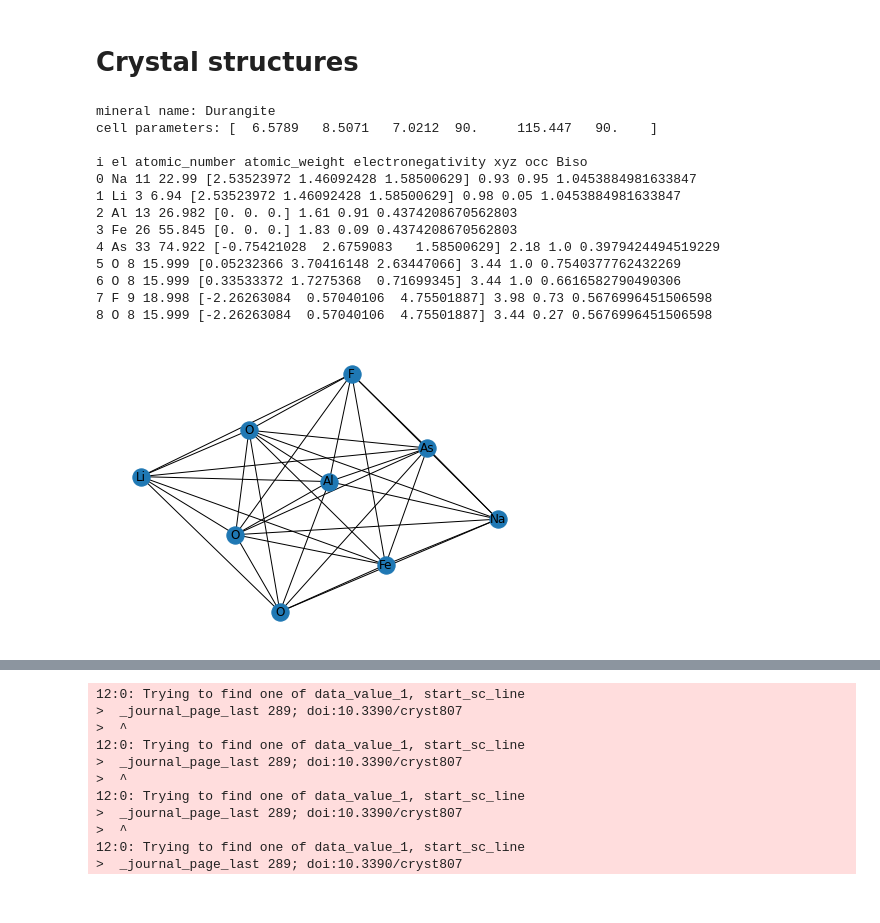
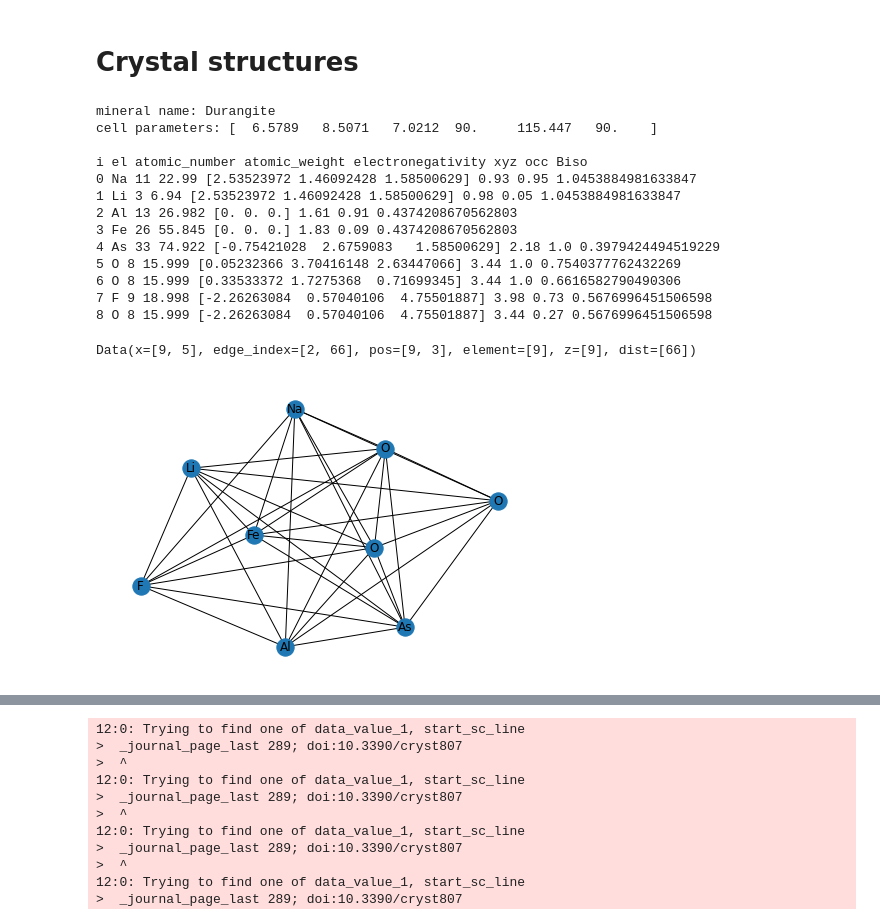
Before and after one commit to gordondowns/cs224w-project, a Jupyter notebook: notebooks/01_load_dataset.ipynb, the cells around one changed output, grey strips where cells are left out. Cells and saved outputs as stored; diff of their text form; code cells hidden in the pictures.

```diff
--- a/notebooks/01_load_dataset.ipynb
+++ b/notebooks/01_load_dataset.ipynb
@@ -55,22 +56,24 @@ minerals: {'Actinolite': 61, 'Adamite': 20, 'Aegirine': 26, 'Aenigmatite': 15, '
 # %%
 fp = "../data/raw/CIFs2/Acuminite0010999.cif"
 fp = "../data/raw/CIFs2/Durangite0019593.cif"
 mineral_name, G = load_crystal_structures.load_single_crystal_structure(fp,verbose=True)
+pyg.utils.convert.from_networkx(G)
 # %% [output]
 mineral name: Durangite
 cell parameters: [  6.5789   8.5071   7.0212  90.     115.447   90.    ]
 
 i el atomic_number atomic_weight electronegativity xyz occ Biso
 0 Na 11 22.99 [2.53523972 1.46092428 1.58500629] 0.93 0.95 1.0453884981633847
 1 Li 3 6.94 [2.53523972 1.46092428 1.58500629] 0.98 0.05 1.0453884981633847
 2 Al 13 26.982 [0. 0. 0.] 1.61 0.91 0.4374208670562803
 3 Fe 26 55.845 [0. 0. 0.] 1.83 0.09 0.4374208670562803
 4 As 33 74.922 [-0.75421028  2.6759083   1.58500629] 2.18 1.0 0.3979424494519229
 5 O 8 15.999 [0.05232366 3.70416148 2.63447066] 3.44 1.0 0.7540377762432269
 6 O 8 15.999 [0.33533372 1.7275368  0.71699345] 3.44 1.0 0.6616582790490306
 7 F 9 18.998 [-2.26263084  0.57040106  4.75501887] 3.98 0.73 0.5676996451506598
 8 O 8 15.999 [-2.26263084  0.57040106  4.75501887] 3.44 0.27 0.5676996451506598
+Data(x=[9, 5], edge_index=[2, 66], pos=[9, 3], element=[9], z=[9], dist=[66])
-[figure, old version]
+[figure, new version]
 # %%
 mineral_name, G = load_crystal_structures.load_single_crystal_structure(fp,max_distance_for_edge=3.0,verbose=True)
 # %% [output]
```
Also changed, not shown: parts of 10 cells of this notebook, 4 other files.
